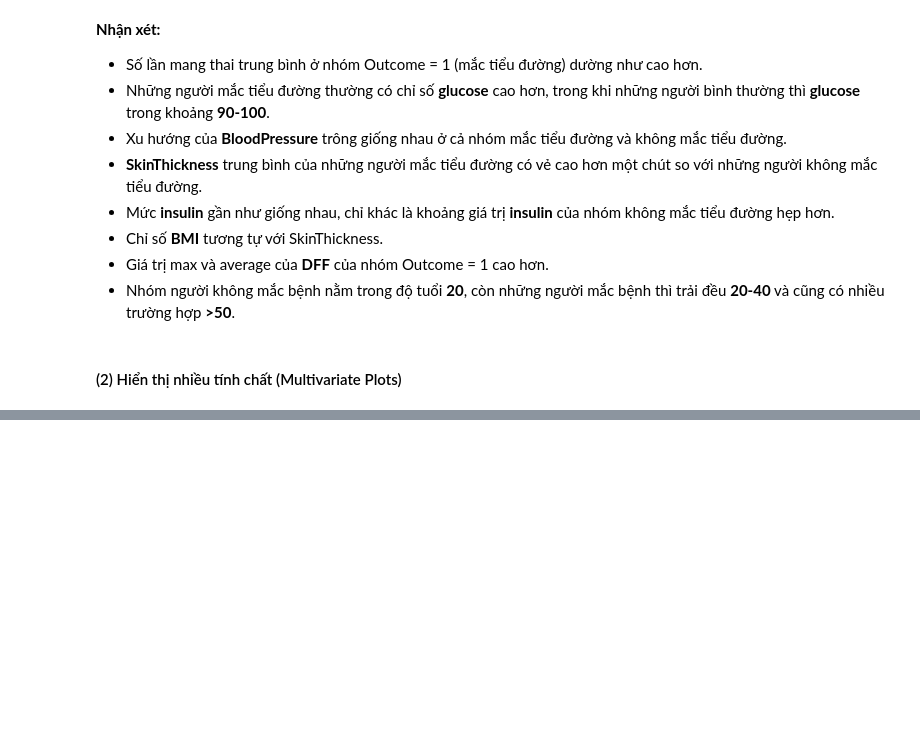
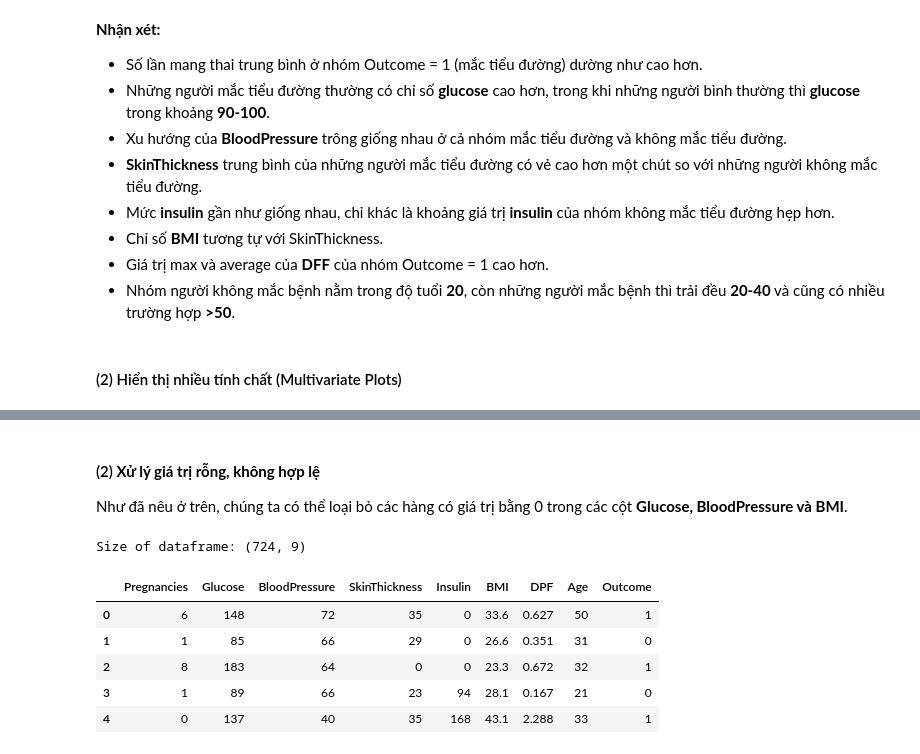
Before and after one commit to chien2734/sgu_data_analyst, a Jupyter notebook: Lab03_BuiDucChien_3122410039.ipynb, the cells around one changed output, grey strips where cells are left out. Drawn from its saved outputs; the diff is of its cells as text; code cells hidden in the pictures; blank space fills up the shorter version.

```diff
--- a/Lab03_BuiDucChien_3122410039.ipynb
+++ b/Lab03_BuiDucChien_3122410039.ipynb
@@ -291,0 +314,18 @@ pd.plotting.scatter_matrix(df_dataset[cols], figsize=(12,6));
+# %% [markdown]
+#### (2) **Xử lý giá trị rỗng, không hợp lệ**
+Như đã nêu ở trên, chúng ta có thể loại bỏ các hàng có giá trị bằng 0 trong các cột **Glucose, BloodPressure và BMI**.
+# %%
+### Tạo DataFrame mới, loại bỏ các hàng không mong muốn
+df_rem = df_dataset[(df_dataset["Glucose"] != 0) & (df_dataset["BloodPressure"] != 0) & (df_dataset["BMI"] != 0)]
+
+### Kiểm tra DataFrame mới
+print("Size of dataframe:", df_rem.shape)
+df_rem.head()
+# %% [output]
+Size of dataframe: (724, 9)
+|  | Pregnancies | Glucose | BloodPressure | SkinThickness | Insulin | BMI | DPF | Age | Outcome |
+| 0 | 6 | 148 | 72 | 35 | 0 | 33.6 | 0.627 | 50 | 1 |
+| 1 | 1 | 85 | 66 | 29 | 0 | 26.6 | 0.351 | 31 | 0 |
+| 2 | 8 | 183 | 64 | 0 | 0 | 23.3 | 0.672 | 32 | 1 |
+| 3 | 1 | 89 | 66 | 23 | 94 | 28.1 | 0.167 | 21 | 0 |
+| 4 | 0 | 137 | 40 | 35 | 168 | 43.1 | 2.288 | 33 | 1 |
```
Also changed, not shown: parts of 15 cells of this notebook.
